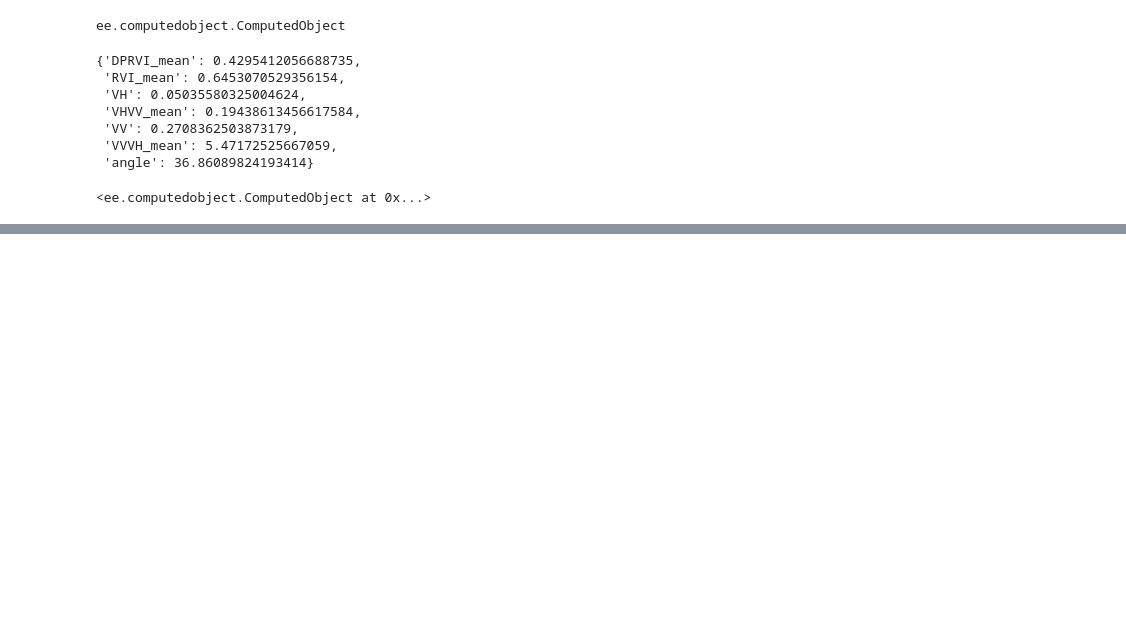
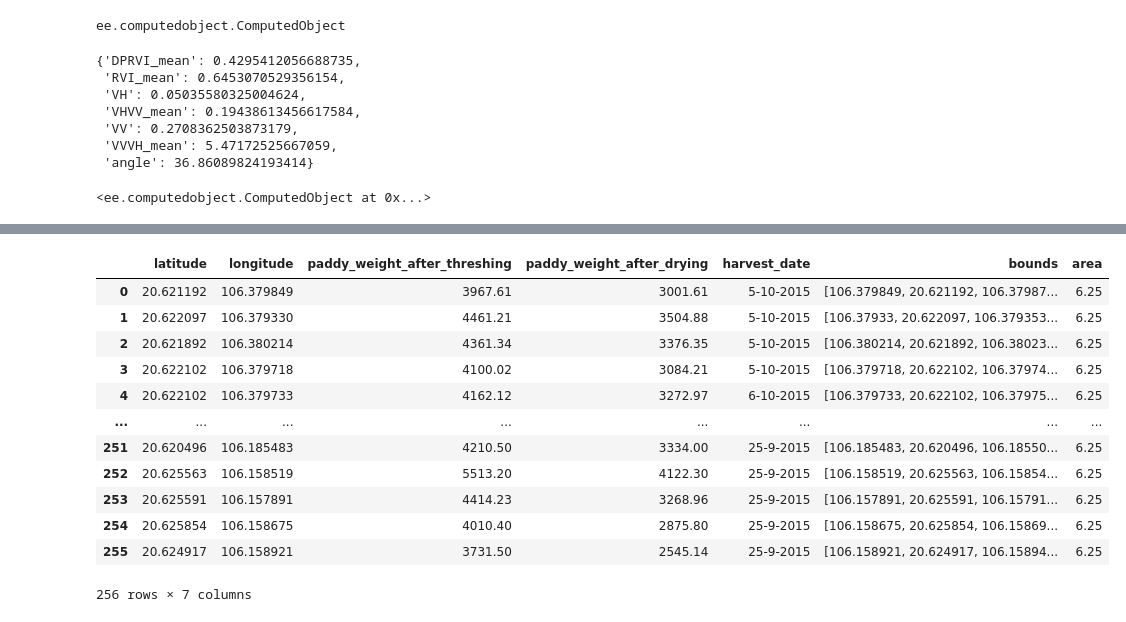
Before and after one commit to sonleh96/adb-sar, a Jupyter notebook: process_datasets.ipynb, the cells around one changed output, grey strips where cells are left out. Saved outputs shown, nothing was run; the diff lists cells and outputs as text; code cells hidden in the pictures; blank space fills up the shorter version.

Commit message:
added notebooks for processing additional datasets and analysis of provincial in-situ data

```diff
--- a/process_datasets.ipynb
+++ b/process_datasets.ipynb
@@ -2228,9 +2630,9 @@ def calculate_rvi(image):
   return rvi
 
 def calculate_vvvh(image):
-  vvvh = image.select('VV').divide(image.select('VH')).rename('VVVH_mean')
+  vvvh = image.select('VV').divide(image.select('VH')).rename('VVVH')
   return vvvh
 
 def calculate_vhvv(image):
-  vhvv = image.select('VH').divide(image.select('VV')).rename('VHVV_mean')
+  vhvv = image.select('VH').divide(image.select('VV')).rename('VHVV')
   return vhvv
@@ -2914,0 +3313,33 @@ processed_stats.get('RVI_mean')
+# %%
+def getEVI(image):
+    # Compute the EVI using an expression.
+    EVI = image.expression(
+        '2.5 * ((NIR - RED) / (NIR + 6 * RED - 7.5 * BLUE + 1))', {
+            'NIR': image.select('B8').divide(10000),
+            'RED': image.select('B4').divide(10000),
+            'BLUE': image.select('B2').divide(10000)
+        }).rename("EVI")
+
+    image = image.addBands(EVI)
+
+    return(image)
+
+def getLAI(image):
+    LAI = image.expression(
+        '(3.618*EVI - 0.118)', {
+            'EVI': image.select('EVI')
+        }).rename("LAI_mean")
+    image = image.addBands(LAI)
+
+    return(image)
+
+def getNDVI(image):
+
+    # Normalized difference vegetation index (NDVI)
+    ndvi = image.normalizedDifference(['B8','B4']).rename("NDVI_mean")
+    image = image.addBands(ndvi)
+
+    return(image)
+
+def mask_crop_map(image):
+    return image.updateMask(mask_jaxa)
@@ -2914,0 +4074,22 @@ processed_stats.get('RVI_mean')
+# %%
+df = pd.read_csv(r'D:\Work\ADB\SAR\datasets\thai_binh_insitu.csv')
+# df['longitude'] = df['longitude'].astype(float)
+
+df['bounds'] = df.apply(lambda row: create_bounding_box(row['latitude'], row['longitude']), axis=1)
+df['area'] = df.apply(lambda row: calculate_area_from_bbox(row['bounds']), axis=1)
+df['harvest_date'] = df['harvest_date'].str.replace('/', '-')
+df
+# %% [output]
+|  | latitude | longitude | paddy_weight_after_threshing | paddy_weight_after_drying | harvest_date | bounds | area |
+| 0 | 20.621192 | 106.379849 | 3967.61 | 3001.61 | 5-10-2015 | [106.379849, 20.621192, 106.37987... | 6.25 |
+| 1 | 20.622097 | 106.379330 | 4461.21 | 3504.88 | 5-10-2015 | [106.37933, 20.622097, 106.379353... | 6.25 |
+| 2 | 20.621892 | 106.380214 | 4361.34 | 3376.35 | 5-10-2015 | [106.380214, 20.621892, 106.38023... | 6.25 |
+| 3 | 20.622102 | 106.379718 | 4100.02 | 3084.21 | 5-10-2015 | [106.379718, 20.622102, 106.37974... | 6.25 |
+| 4 | 20.622102 | 106.379733 | 4162.12 | 3272.97 | 6-10-2015 | [106.379733, 20.622102, 106.37975... | 6.25 |
+| ... | ... | ... | ... | ... | ... | ... | ... |
+| 251 | 20.620496 | 106.185483 | 4210.50 | 3334.00 | 25-9-2015 | [106.185483, 20.620496, 106.18550... | 6.25 |
+| 252 | 20.625563 | 106.158519 | 5513.20 | 4122.30 | 25-9-2015 | [106.158519, 20.625563, 106.15854... | 6.25 |
+| 253 | 20.625591 | 106.157891 | 4414.23 | 3268.96 | 25-9-2015 | [106.157891, 20.625591, 106.15791... | 6.25 |
+| 254 | 20.625854 | 106.158675 | 4010.40 | 2875.80 | 25-9-2015 | [106.158675, 20.625854, 106.15869... | 6.25 |
+| 255 | 20.624917 | 106.158921 | 3731.50 | 2545.14 | 25-9-2015 | [106.158921, 20.624917, 106.15894... | 6.25 |
+256 rows × 7 columns
```
Also changed, not shown: parts of 45 cells of this notebook, 7 other files.
